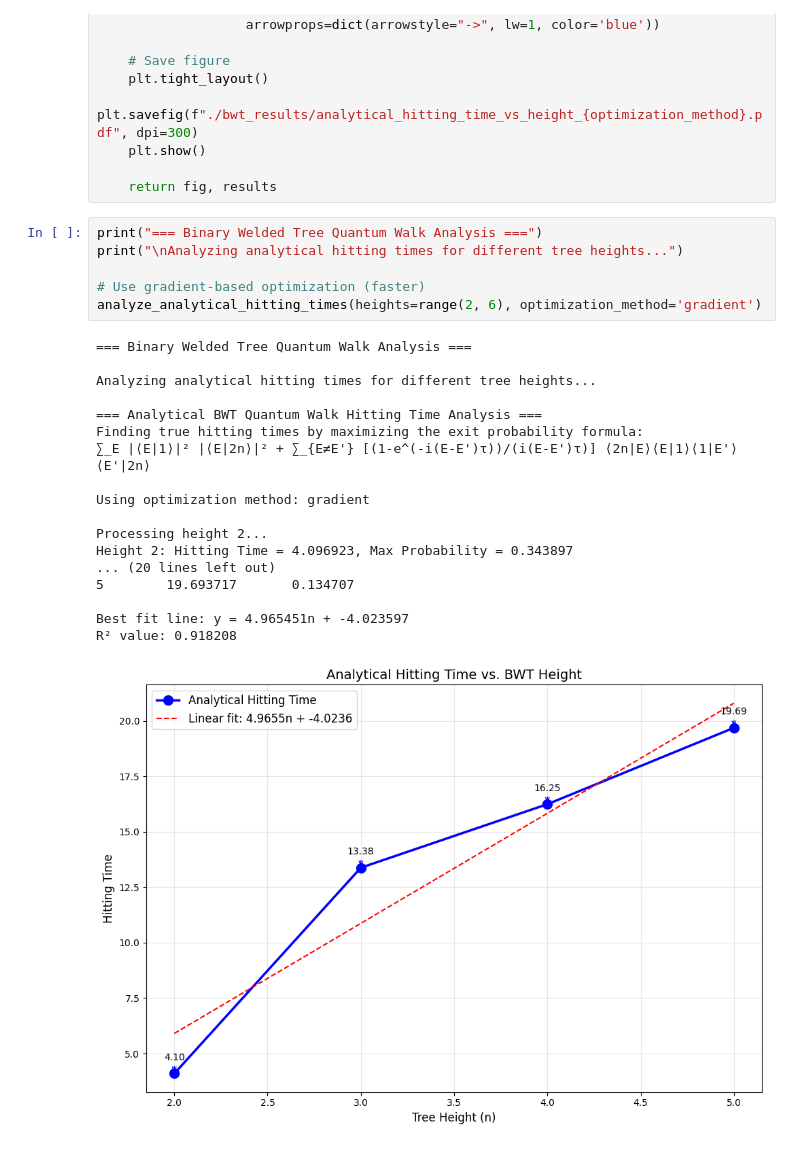
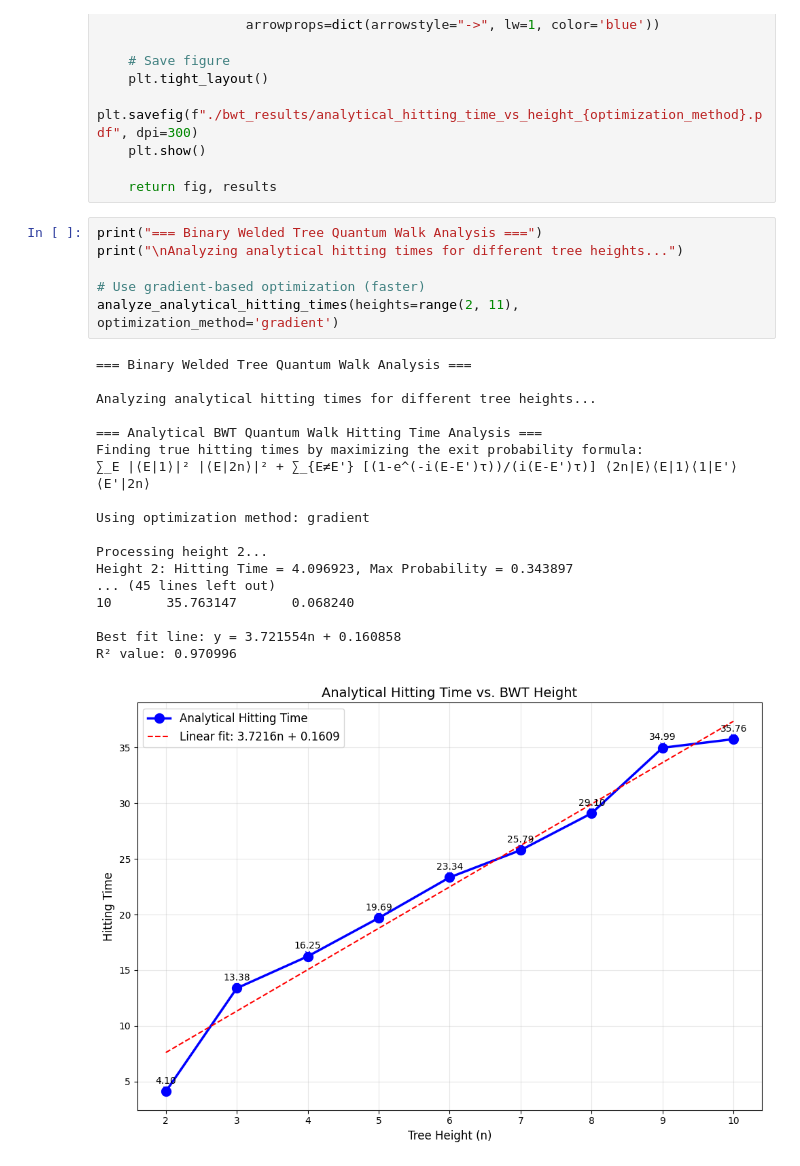
Before and after one commit to Mostafa-Atallah2020/ctqw-matching-decomp, a Jupyter notebook: examples/BWT hitting time.ipynb, the cells around one changed output. Drawn from its saved outputs; the diff is of its cells as text.

```diff
--- a/examples/BWT hitting time.ipynb
+++ b/examples/BWT hitting time.ipynb
@@ -137,28 +137,28 @@ def analyze_analytical_hitting_times(heights=range(2, 11), optimization_method='
 # %%
 print("=== Binary Welded Tree Quantum Walk Analysis ===")
 print("\nAnalyzing analytical hitting times for different tree heights...")
 
 # Use gradient-based optimization (faster)
-analyze_analytical_hitting_times(heights=range(2, 6), optimization_method='gradient')
+analyze_analytical_hitting_times(heights=range(2, 11), optimization_method='gradient')
 # %% [output]
 === Binary Welded Tree Quantum Walk Analysis ===
 
 Analyzing analytical hitting times for different tree heights...
 
 === Analytical BWT Quantum Walk Hitting Time Analysis ===
 Finding true hitting times by maximizing the exit probability formula:
 ∑_E |⟨E|1⟩|² |⟨E|2n⟩|² + ∑_{E≠E'} [(1-e^(-i(E-E')τ))/(i(E-E')τ)] ⟨2n|E⟩⟨E|1⟩⟨1|E'⟩⟨E'|2n⟩
 
 Using optimization method: gradient
 
 Processing height 2...
 Height 2: Hitting Time = 4.096923, Max Probability = 0.343897
-... (20 lines left out)
-5        19.693717       0.134707
+... (45 lines left out)
+10       35.763147       0.068240
 
-Best fit line: y = 4.965451n + -4.023597
-R² value: 0.918208
+Best fit line: y = 3.721554n + 0.160858
+R² value: 0.970996
-[figure, old version]
+[figure, new version]
 (<Figure size 1000x700 with 1 Axes>,
  [{'height': 2,
    'hitting_time': 4.0969226271100805,
```
Also changed, not shown: parts of 1 cell of this notebook, 4 other files.
